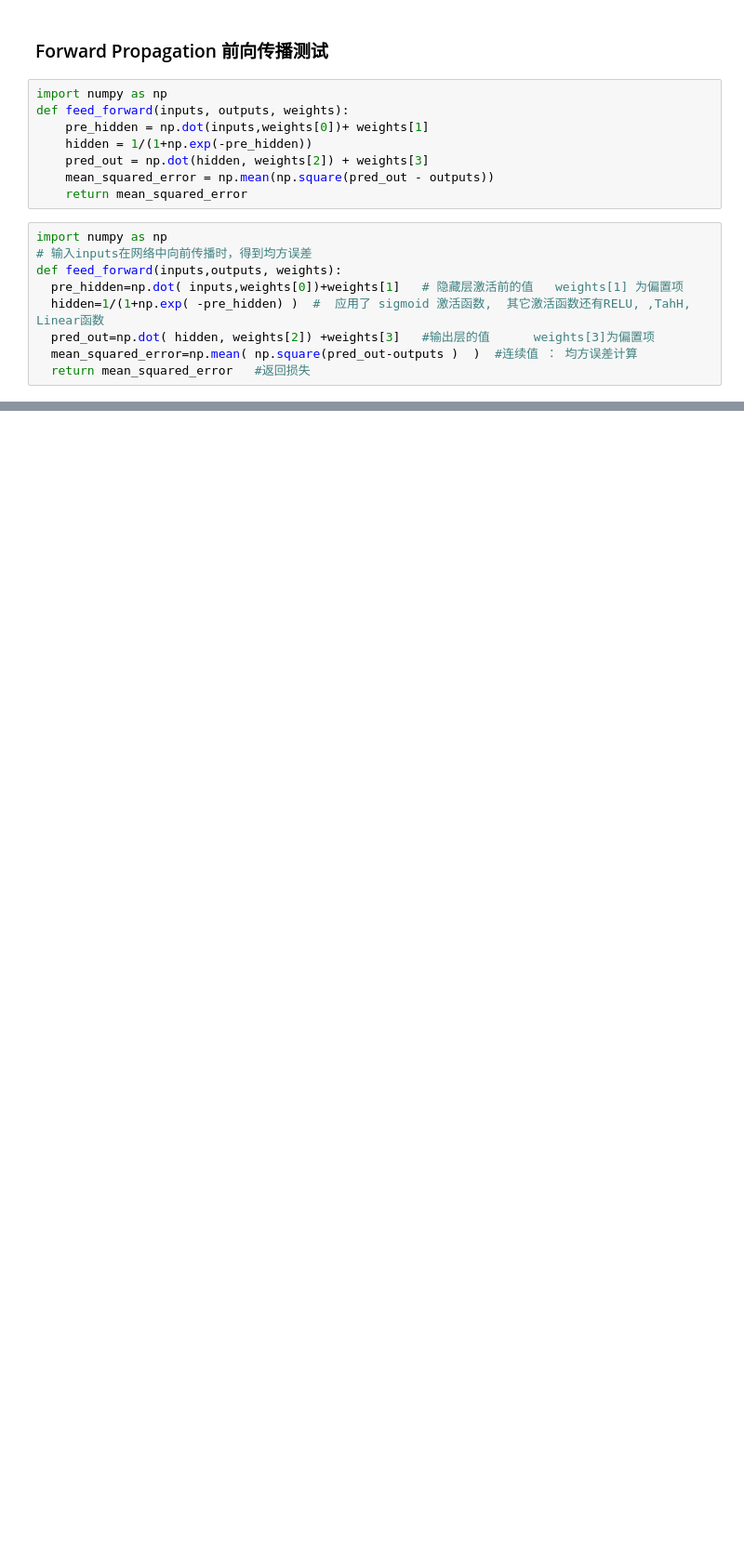
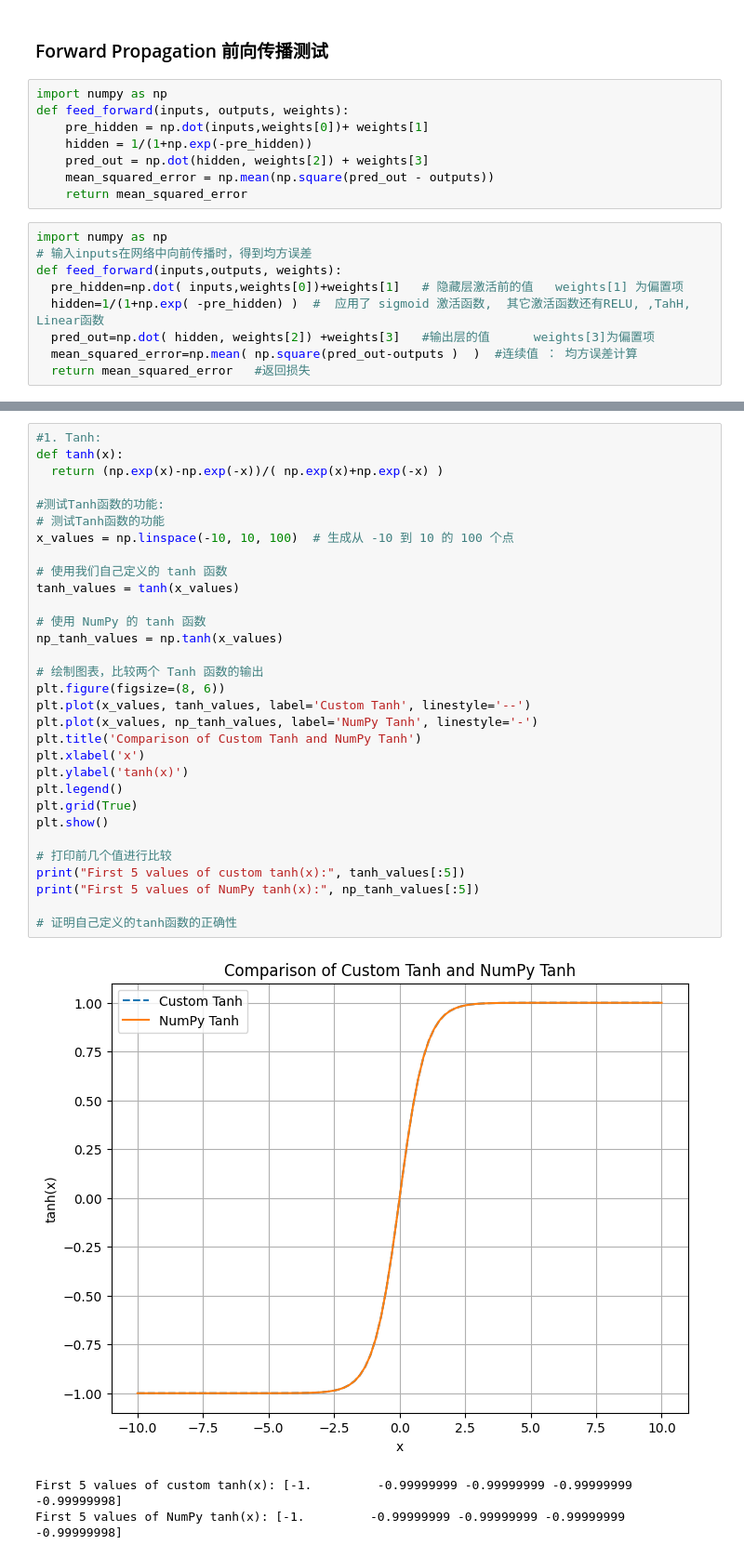
Before and after one commit to zhangyingchengqi/Modern-Computer-Vision-with-PyTorch, a Jupyter notebook: Chapter01/Feed_forward_propagation.ipynb, the cells around one changed output, grey strips where cells are left out. Shown at 93% size. Drawn from its saved outputs; the diff is of its cells as text; blank space fills up the shorter version.

```diff
--- a/Chapter01/Feed_forward_propagation.ipynb
+++ b/Chapter01/Feed_forward_propagation.ipynb
@@ -21,0 +46,35 @@ def feed_forward(inputs,outputs, weights):
+# %%
+#1. Tanh:
+def tanh(x):
+  return (np.exp(x)-np.exp(-x))/( np.exp(x)+np.exp(-x) )
+
+#测试Tanh函数的功能:
+# 测试Tanh函数的功能
+x_values = np.linspace(-10, 10, 100)  # 生成从 -10 到 10 的 100 个点
+
+# 使用我们自己定义的 tanh 函数
+tanh_values = tanh(x_values)
+
+# 使用 NumPy 的 tanh 函数
+np_tanh_values = np.tanh(x_values)
+
+# 绘制图表，比较两个 Tanh 函数的输出
+plt.figure(figsize=(8, 6))
+plt.plot(x_values, tanh_values, label='Custom Tanh', linestyle='--')
+plt.plot(x_values, np_tanh_values, label='NumPy Tanh', linestyle='-')
+plt.title('Comparison of Custom Tanh and NumPy Tanh')
+plt.xlabel('x')
+plt.ylabel('tanh(x)')
+plt.legend()
+plt.grid(True)
+plt.show()
+
+# 打印前几个值进行比较
+print("First 5 values of custom tanh(x):", tanh_values[:5])
+print("First 5 values of NumPy tanh(x):", np_tanh_values[:5])
+
+# 证明自己定义的tanh函数的正确性
+# %% [output]
+[figure, added]
+First 5 values of custom tanh(x): [-1.         -0.99999999 -0.99999999 -0.99999999 -0.99999998]
+First 5 values of NumPy tanh(x): [-1.         -0.99999999 -0.99999999 -0.99999999 -0.99999998]
```
Also changed, not shown: parts of 16 cells of this notebook.
